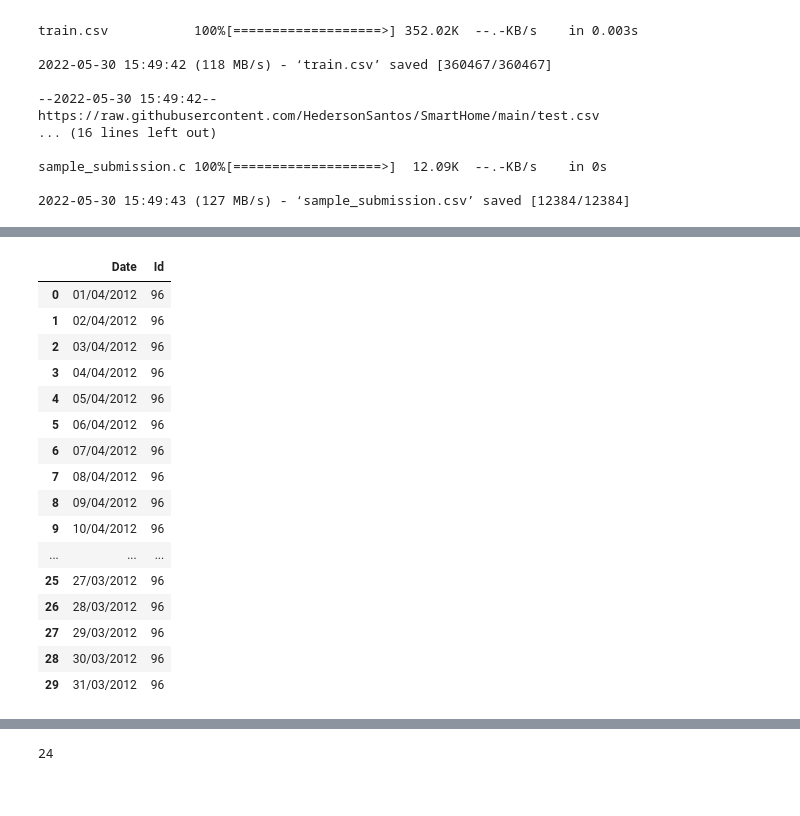
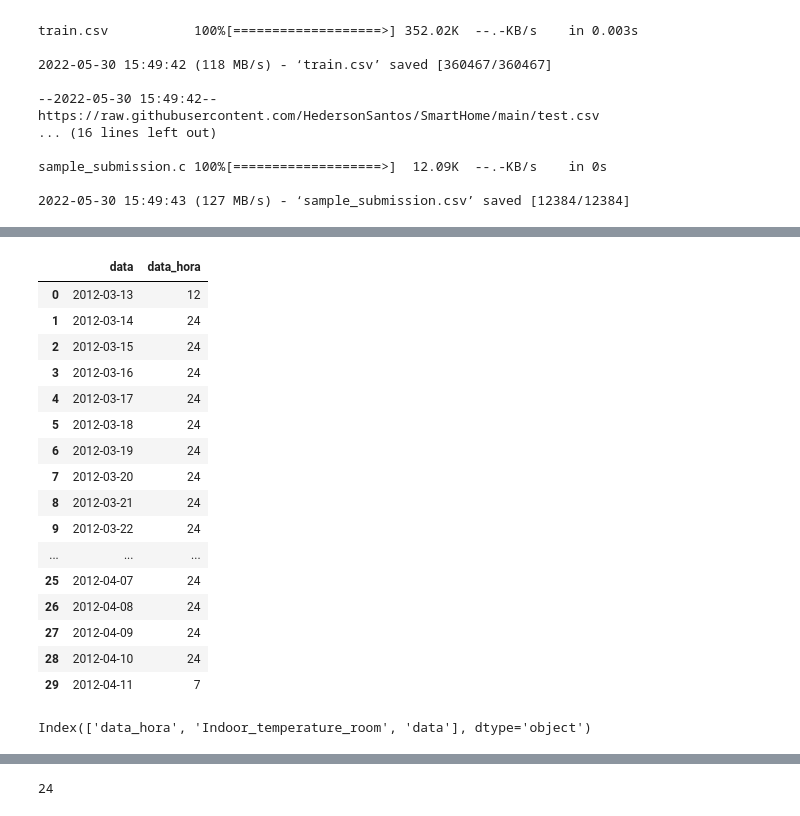
Before and after one commit to HedersonSantos/SmartHome, a Jupyter notebook: seriesTemporaisLSTM_2.ipynb, the cells around one changed output, grey strips where cells are left out. Cells and saved outputs as stored; diff of their text form; code cells hidden in the pictures.

```diff
--- a/seriesTemporaisLSTM_2.ipynb
+++ b/seriesTemporaisLSTM_2.ipynb
@@ -93,6 +93,7 @@ df_treino = pd.read_csv('train.csv')
 df_treino['data_hora'] = df_treino.loc[:,['Date', 'Time']].apply(lambda x: datetime.strptime(x['Date'] + ' ' + x['Time'], '%d/%m/%Y %H:%M'), axis=1)
 df_treino = df_treino.sort_values(by='data_hora')
 df_treino = df_treino.set_index('data_hora')
-idx = pd.date_range(start=df_treino.index.min(), end=df_treino.index.max(),  freq='0h15min')
-df_treino= df_treino.reindex(idx)
+#idx = pd.date_range(start=df_treino.index.min(), end=df_treino.index.max(),  freq='0h15min')
+#df_treino= df_treino.reindex(idx)
+df_treino = df_treino['Indoor_temperature_room'].resample('H').mean().iloc[1: , ]
 df_treino.fillna(method='ffill', inplace=True)
@@ -124,21 +115,28 @@ memory usage: 431.9+ KB
+# %%
+dfx = pd.DataFrame(df_treino).reset_index()
+dfx['data'] =  dfx['data_hora'].apply(lambda x: x.strftime('%Y-%m-%d'))
 # %%
-df_treino.groupby('Date')['Id'].count().reset_index().sort_values('Date')
+dfx.groupby('data')['data_hora'].count().reset_index().sort_values('data')
 # %% [output]
-|  | Date | Id |
-| 0 | 01/04/2012 | 96 |
-| 1 | 02/04/2012 | 96 |
-| 2 | 03/04/2012 | 96 |
-| 3 | 04/04/2012 | 96 |
-| 4 | 05/04/2012 | 96 |
-| 5 | 06/04/2012 | 96 |
-| 6 | 07/04/2012 | 96 |
-| 7 | 08/04/2012 | 96 |
-| 8 | 09/04/2012 | 96 |
-| 9 | 10/04/2012 | 96 |
+|  | data | data_hora |
+| 0 | 2012-03-13 | 12 |
+| 1 | 2012-03-14 | 24 |
+| 2 | 2012-03-15 | 24 |
+| 3 | 2012-03-16 | 24 |
+| 4 | 2012-03-17 | 24 |
+| 5 | 2012-03-18 | 24 |
+| 6 | 2012-03-19 | 24 |
+| 7 | 2012-03-20 | 24 |
+| 8 | 2012-03-21 | 24 |
+| 9 | 2012-03-22 | 24 |
 | ... | ... | ... |
-| 25 | 27/03/2012 | 96 |
-| 26 | 28/03/2012 | 96 |
-| 27 | 29/03/2012 | 96 |
-| 28 | 30/03/2012 | 96 |
-| 29 | 31/03/2012 | 96 |
+| 25 | 2012-04-07 | 24 |
+| 26 | 2012-04-08 | 24 |
+| 27 | 2012-04-09 | 24 |
+| 28 | 2012-04-10 | 24 |
+| 29 | 2012-04-11 | 7 |
+# %%
+dfx.columns
+# %% [output]
+Index(['data_hora', 'Indoor_temperature_room', 'data'], dtype='object')
 # %%
```
Also changed, not shown: parts of 8 cells of this notebook.
